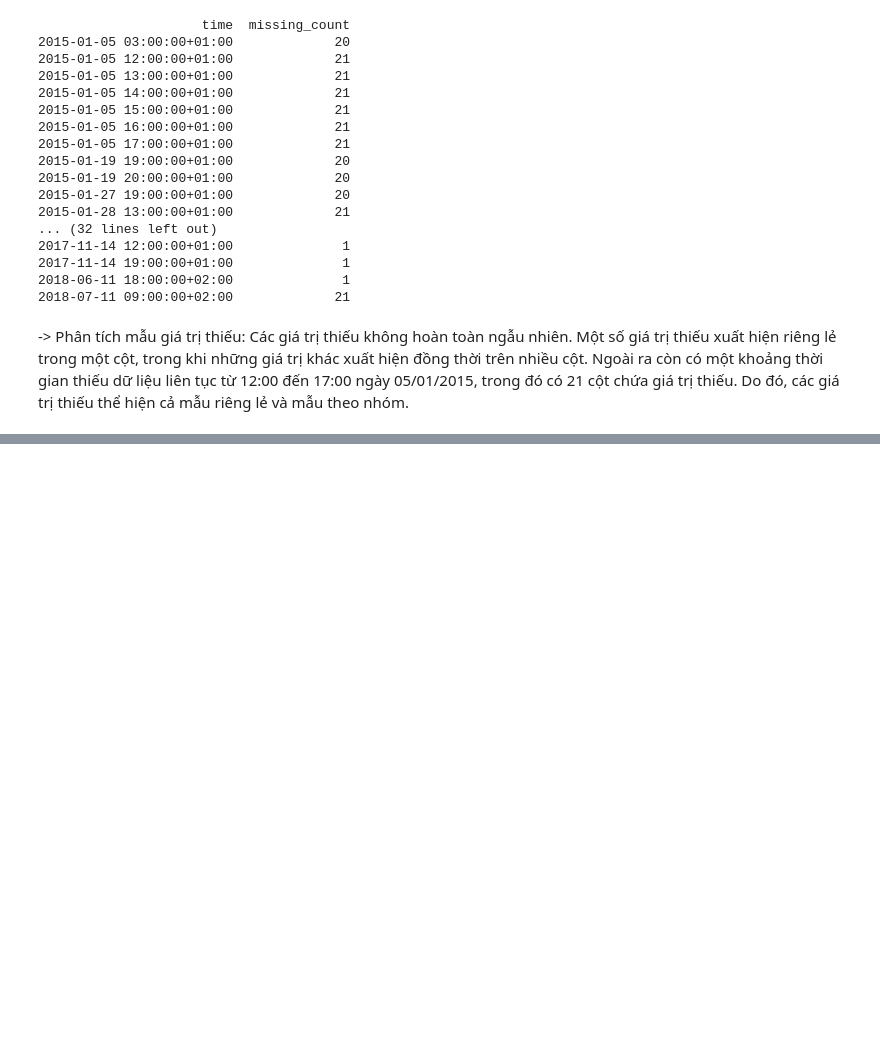
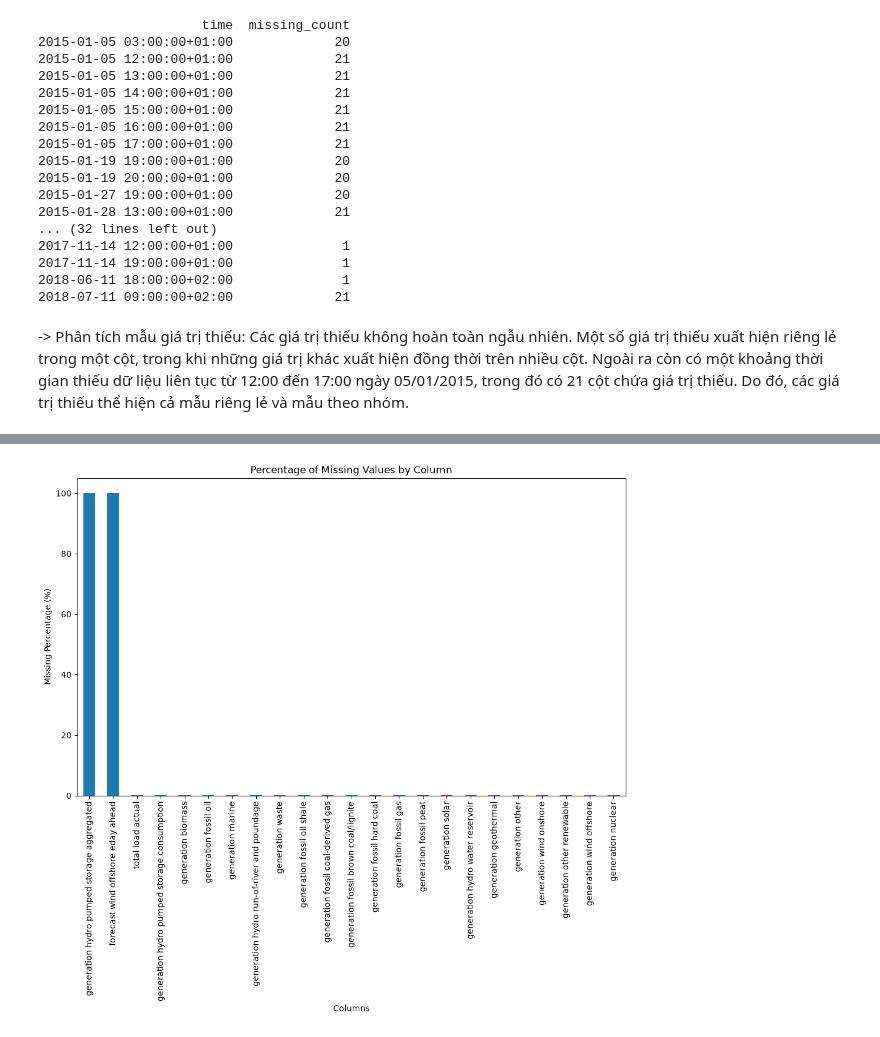
Before and after one commit to nguyenminhhieu108/Assignment_ls2, a Jupyter notebook: main.ipynb, the cells around one changed output, grey strips where cells are left out. Drawn from its saved outputs; the diff is of its cells as text; code cells hidden in the pictures; blank space fills up the shorter version.

```diff
--- a/main.ipynb
+++ b/main.ipynb
@@ -249,0 +276,20 @@ print(pattern.to_string(index=False))
+# %%
+missing_percentage = (
+    energy.isnull().sum() / len(energy) * 100
+)
+
+missing_percentage = missing_percentage[
+    missing_percentage > 0
+].sort_values(ascending=False)
+
+plt.figure(figsize=(12, 7))
+
+missing_percentage.plot(kind='bar')
+
+plt.title("Percentage of Missing Values by Column")
+plt.xlabel("Columns")
+plt.ylabel("Missing Percentage (%)")
+plt.xticks(rotation=90)
+plt.show()
+# %% [output]
+[figure, added]
```
Also changed, not shown: parts of 15 cells of this notebook.
